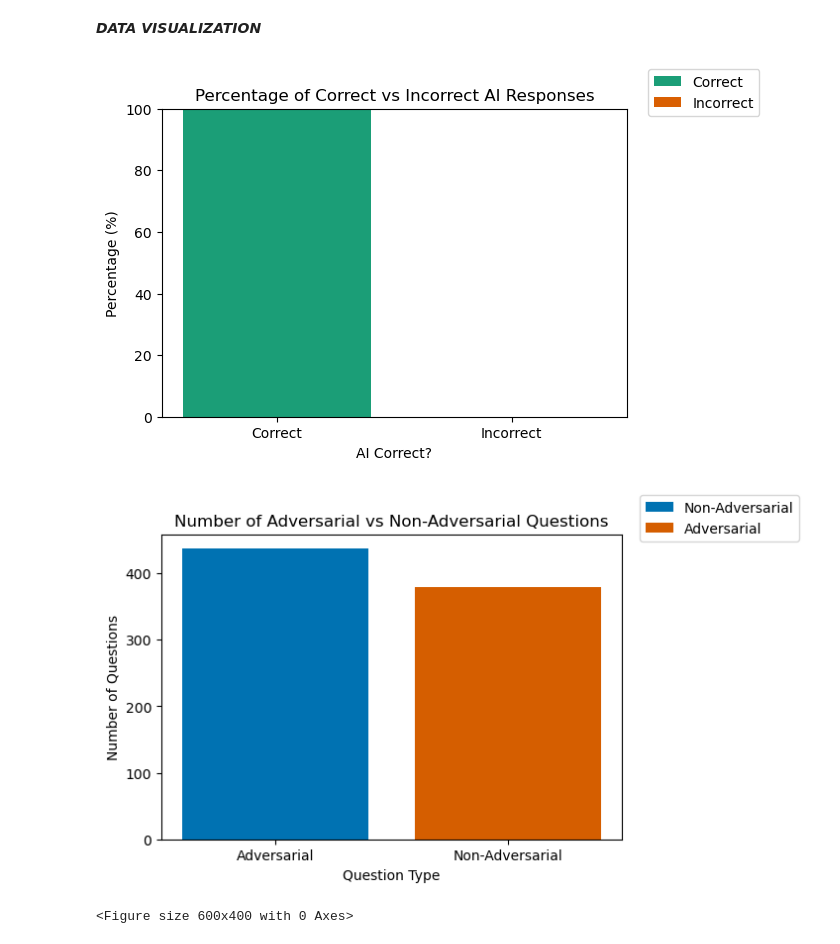
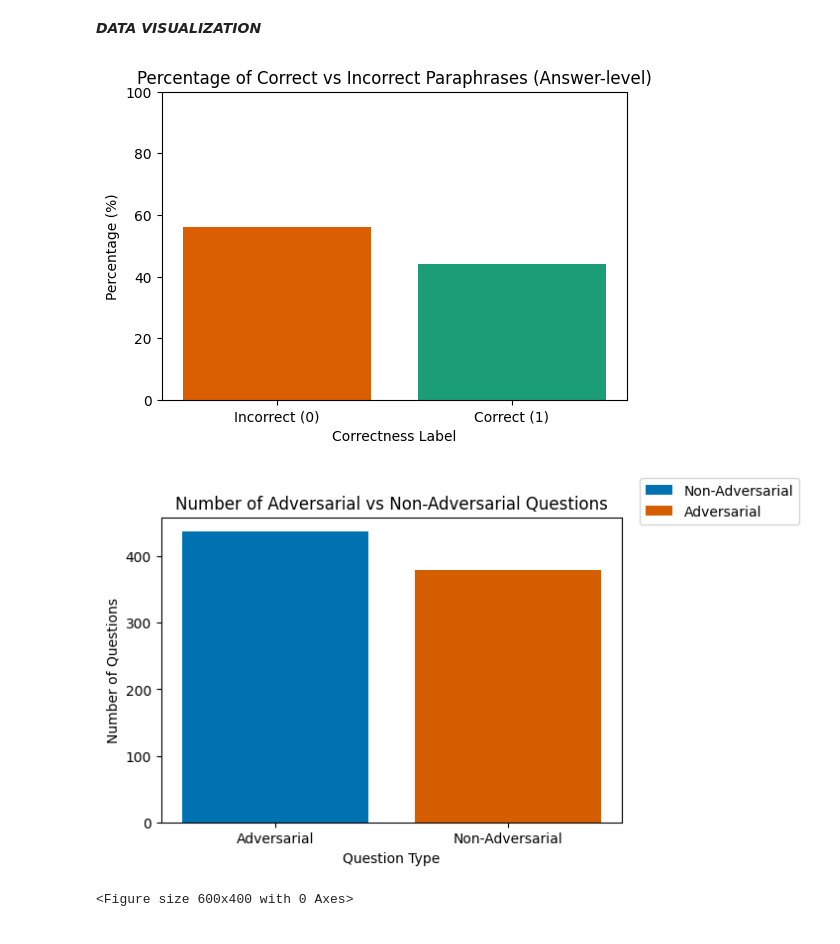
Before and after one commit to Feifei04Git/CMPU250-Project-Group5, a Jupyter notebook: preliminary_report/preliminary_analysis.ipynb, the cells around one changed output. Drawn from its saved outputs; the diff is of its cells as text; code cells hidden in the pictures.

```diff
--- a/preliminary_report/preliminary_analysis.ipynb
+++ b/preliminary_report/preliminary_analysis.ipynb
@@ -227,29 +227,31 @@ df1[['ai_correct', 'n_correct', 'n_incorrect', 'answer_length_best', 'hedging_wo
 # %% [markdown]
 ***DATA VISUALIZATION***
 # %%
-# Outcome Variable Plots
-counts = df1['ai_correct'].value_counts()
-percentages = counts.reindex([1, 0], fill_value=0) / counts.sum() * 100
+# Outcome Variable Plot (Answer-level)
+counts = answers_df['correctness'].value_counts().sort_index()
+percentages = counts / counts.sum() * 100
+
 plt.figure(figsize=(6,4))
-bars = plt.bar(['Correct', 'Incorrect'], percentages.values, color=['#1b9e77', '#d95f02']) # Colorblind Friendly
+bars = plt.bar(['Incorrect (0)', 'Correct (1)'], percentages.values,
+               color=['#d95f02', '#1b9e77'])
+
 plt.ylabel('Percentage (%)')
-plt.xlabel('AI Correct?')
-plt.title('Percentage of Correct vs Incorrect AI Responses')
-plt.legend(bars, ['Correct', 'Incorrect'], loc='upper right', bbox_to_anchor=(1.3, 1.15))
+plt.xlabel('Correctness Label')
+plt.title('Percentage of Correct vs Incorrect Paraphrases (Answer-level)')
 plt.ylim(0, 100)
 plt.show()
 
 # Key Explanatory Variable Plots
 type_counts = df1['type'].value_counts()
 plt.figure(figsize=(6,4))
 bars = plt.bar(type_counts.index, type_counts.values, color=['#0072B2','#D55E00']) # Colorblind Friendly
 plt.xlabel('Question Type')
 plt.ylabel('Number of Questions')
 plt.title('Number of Adversarial vs Non-Adversarial Questions')
 plt.legend(bars, ['Non-Adversarial', 'Adversarial'], loc='upper right', bbox_to_anchor=(1.4, 1.15))
 plt.show()
 # %% [output]
-[figure, old version]
+[figure, new version]
 [figure]
 # %%
 # Answer Length vs Correctness (Answer-level)
```
